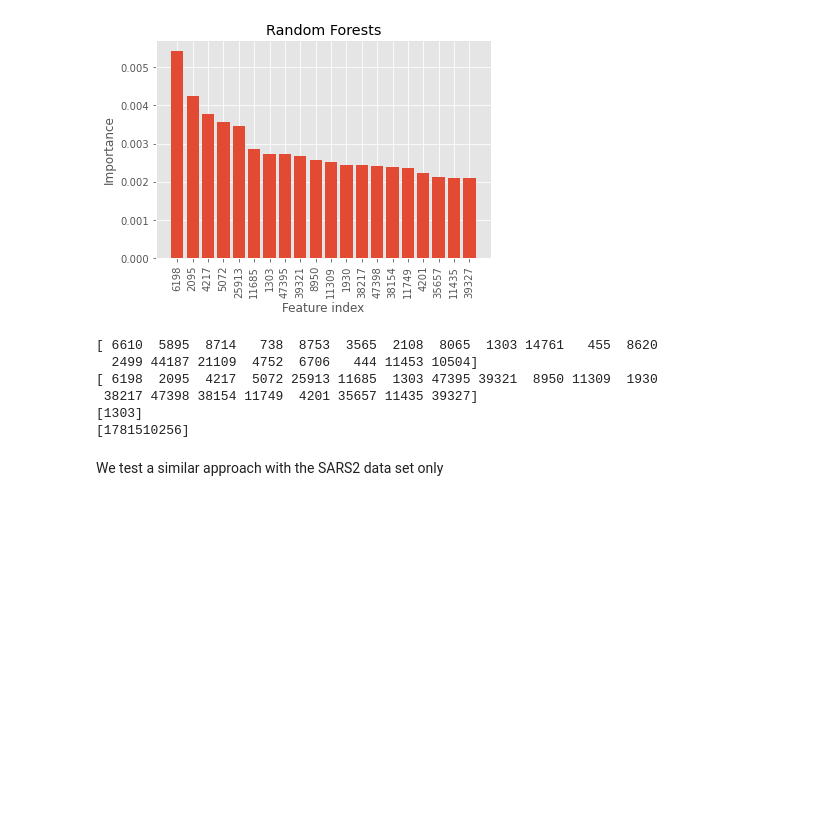
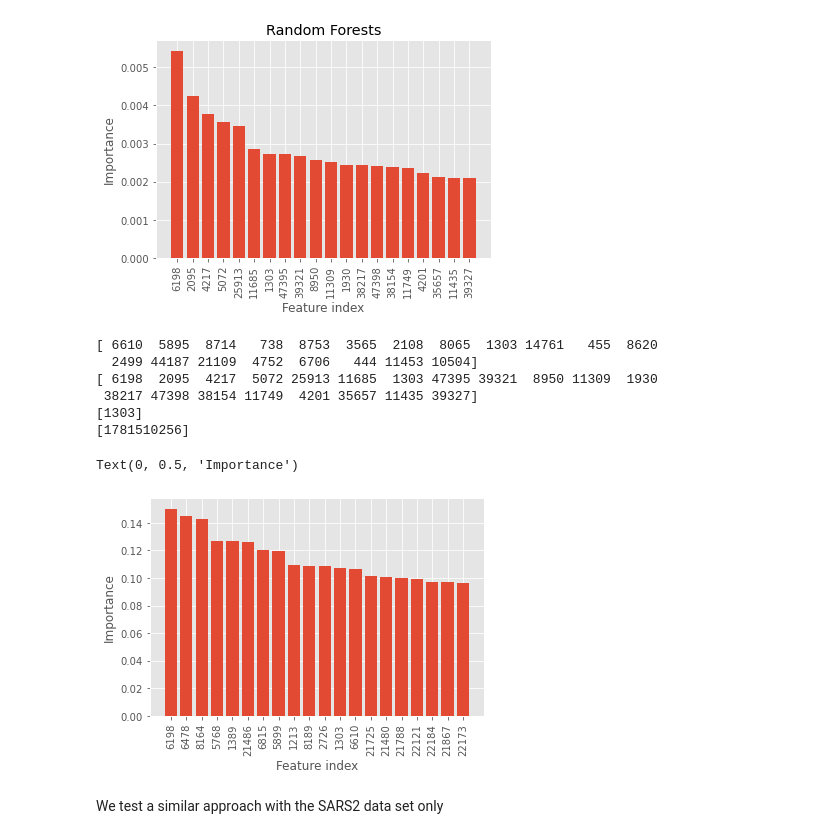
Before and after one commit to cescgina/drug_learning, a Jupyter notebook: drug_learning/2D/dataset_sars2-decision-tree_RDKIT_unfolded.ipynb, the cells around one changed output. Drawn from its saved outputs; the diff is of its cells as text; code cells hidden in the pictures; blank space fills up the shorter version.

```diff
--- a/drug_learning/2D/dataset_sars2-decision-tree_RDKIT_unfolded.ipynb
+++ b/drug_learning/2D/dataset_sars2-decision-tree_RDKIT_unfolded.ipynb
@@ -578,3 +556,15 @@ def generate_bit_plots(feature, all_bits, all_mols, all_sources, renaming_dict,
 # %%
 for index in best:
     generate_bit_plots(index, joined_bits, joined_mols, joined_sources, rename_lookup)
+# %%
+sel = SelectKBest(mutual_info_classif, k=10)
+features = sel.fit_transform(joined_features, active)
+order_chi2 = np.argsort(sel.scores_)[::-1]
+x = np.array(range(len(sel.scores_)))[:20]
+plt.bar(x, sel.scores_[order_chi2][:20])
+plt.xticks(x, order_chi2[:20], rotation=90);
+plt.xlabel("Feature index")
+plt.ylabel("Importance")
+# %% [output]
+Text(0, 0.5, 'Importance')
+[figure, added]
```
Also changed, not shown: parts of 3 cells of this notebook, 13 other files.
